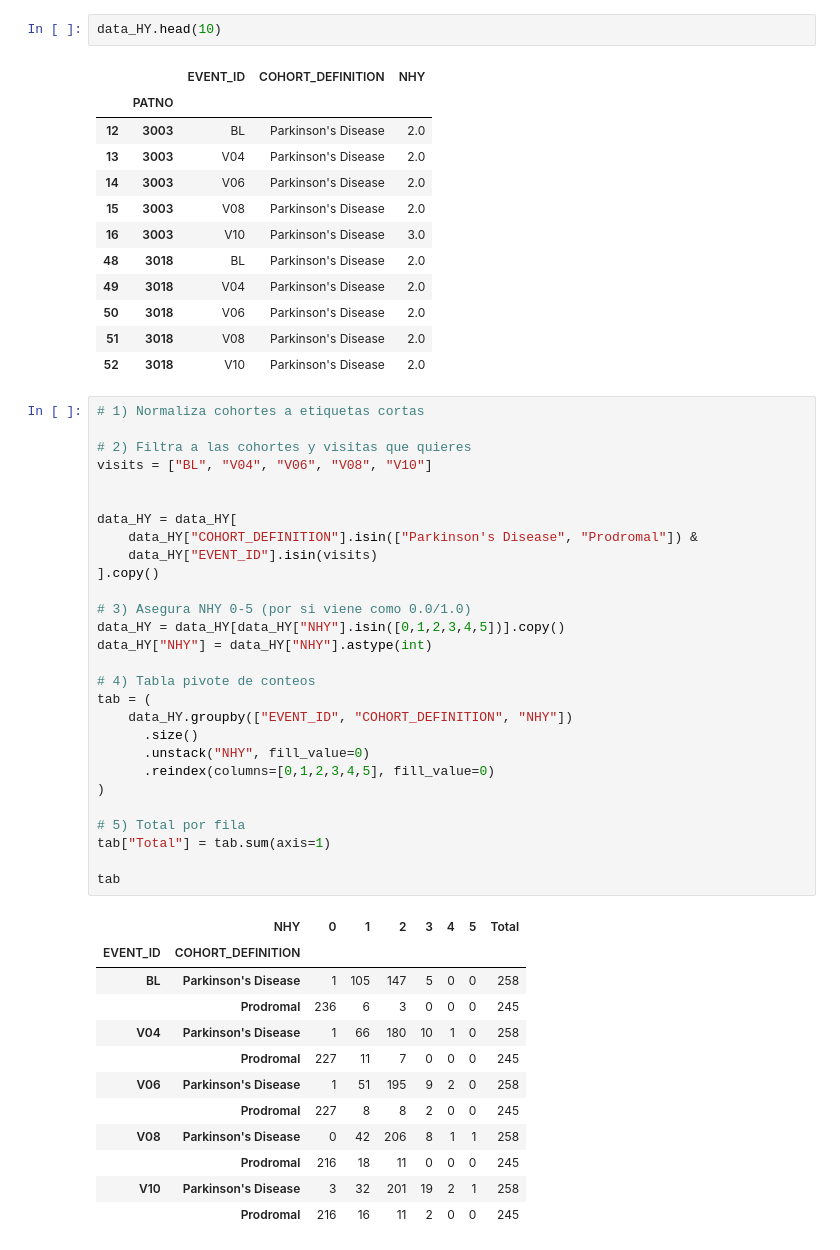
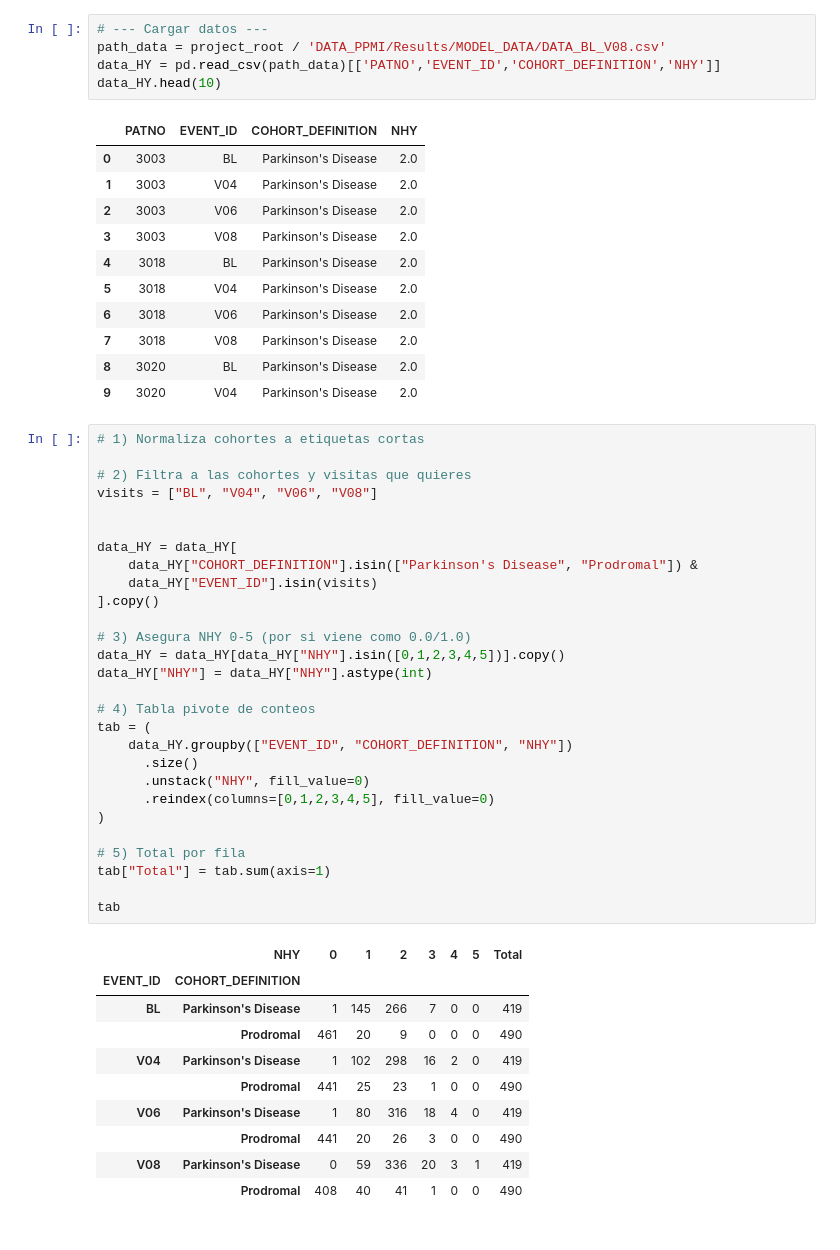
Before and after one commit to fserracrespi/PD_progression_ppmi, a Jupyter notebook: SCRIPTS/PYTHON/DATA EDA/HY_OUTPUT.ipynb, the cells around one changed output. Cells and saved outputs as stored; diff of their text form.

```diff
--- a/SCRIPTS/PYTHON/DATA EDA/HY_OUTPUT.ipynb
+++ b/SCRIPTS/PYTHON/DATA EDA/HY_OUTPUT.ipynb
@@ -15,59 +11,59 @@ data_HY = pd.read_csv(path_data, index_col=[0,1])
 # %%
+# --- Cargar datos ---
+path_data = project_root / 'DATA_PPMI/Results/MODEL_DATA/DATA_BL_V08.csv'
+data_HY = pd.read_csv(path_data)[['PATNO','EVENT_ID','COHORT_DEFINITION','NHY']]
 data_HY.head(10)
 # %% [output]
-|  |  | EVENT_ID | COHORT_DEFINITION | NHY |
-|  | PATNO |  |  |  |
-| 12 | 3003 | BL | Parkinson's Disease | 2.0 |
-| 13 | 3003 | V04 | Parkinson's Disease | 2.0 |
-| 14 | 3003 | V06 | Parkinson's Disease | 2.0 |
-| 15 | 3003 | V08 | Parkinson's Disease | 2.0 |
-| 16 | 3003 | V10 | Parkinson's Disease | 3.0 |
-| 48 | 3018 | BL | Parkinson's Disease | 2.0 |
-| 49 | 3018 | V04 | Parkinson's Disease | 2.0 |
-| 50 | 3018 | V06 | Parkinson's Disease | 2.0 |
-| 51 | 3018 | V08 | Parkinson's Disease | 2.0 |
-| 52 | 3018 | V10 | Parkinson's Disease | 2.0 |
+|  | PATNO | EVENT_ID | COHORT_DEFINITION | NHY |
+| 0 | 3003 | BL | Parkinson's Disease | 2.0 |
+| 1 | 3003 | V04 | Parkinson's Disease | 2.0 |
+| 2 | 3003 | V06 | Parkinson's Disease | 2.0 |
+| 3 | 3003 | V08 | Parkinson's Disease | 2.0 |
+| 4 | 3018 | BL | Parkinson's Disease | 2.0 |
+| 5 | 3018 | V04 | Parkinson's Disease | 2.0 |
+| 6 | 3018 | V06 | Parkinson's Disease | 2.0 |
+| 7 | 3018 | V08 | Parkinson's Disease | 2.0 |
+| 8 | 3020 | BL | Parkinson's Disease | 2.0 |
+| 9 | 3020 | V04 | Parkinson's Disease | 2.0 |
 # %%
 # 1) Normaliza cohortes a etiquetas cortas
 
 # 2) Filtra a las cohortes y visitas que quieres
-visits = ["BL", "V04", "V06", "V08", "V10"]
+visits = ["BL", "V04", "V06", "V08"]
 
 
 data_HY = data_HY[
     data_HY["COHORT_DEFINITION"].isin(["Parkinson's Disease", "Prodromal"]) &
     data_HY["EVENT_ID"].isin(visits)
 ].copy()
 
 # 3) Asegura NHY 0-5 (por si viene como 0.0/1.0)
 data_HY = data_HY[data_HY["NHY"].isin([0,1,2,3,4,5])].copy()
 data_HY["NHY"] = data_HY["NHY"].astype(int)
 
 # 4) Tabla pivote de conteos
 tab = (
     data_HY.groupby(["EVENT_ID", "COHORT_DEFINITION", "NHY"])
       .size()
       .unstack("NHY", fill_value=0)
       .reindex(columns=[0,1,2,3,4,5], fill_value=0)
 )
 
 # 5) Total por fila
 tab["Total"] = tab.sum(axis=1)
 
 tab
 # %% [output]
 |  | NHY | 0 | 1 | 2 | 3 | 4 | 5 | Total |
 | EVENT_ID | COHORT_DEFINITION |  |  |  |  |  |  |  |
-| BL | Parkinson's Disease | 1 | 105 | 147 | 5 | 0 | 0 | 258 |
-|  | Prodromal | 236 | 6 | 3 | 0 | 0 | 0 | 245 |
-| V04 | Parkinson's Disease | 1 | 66 | 180 | 10 | 1 | 0 | 258 |
-|  | Prodromal | 227 | 11 | 7 | 0 | 0 | 0 | 245 |
-| V06 | Parkinson's Disease | 1 | 51 | 195 | 9 | 2 | 0 | 258 |
-|  | Prodromal | 227 | 8 | 8 | 2 | 0 | 0 | 245 |
-| V08 | Parkinson's Disease | 0 | 42 | 206 | 8 | 1 | 1 | 258 |
-|  | Prodromal | 216 | 18 | 11 | 0 | 0 | 0 | 245 |
-| V10 | Parkinson's Disease | 3 | 32 | 201 | 19 | 2 | 1 | 258 |
-|  | Prodromal | 216 | 16 | 11 | 2 | 0 | 0 | 245 |
+| BL | Parkinson's Disease | 1 | 145 | 266 | 7 | 0 | 0 | 419 |
+|  | Prodromal | 461 | 20 | 9 | 0 | 0 | 0 | 490 |
+| V04 | Parkinson's Disease | 1 | 102 | 298 | 16 | 2 | 0 | 419 |
+|  | Prodromal | 441 | 25 | 23 | 1 | 0 | 0 | 490 |
+| V06 | Parkinson's Disease | 1 | 80 | 316 | 18 | 4 | 0 | 419 |
+|  | Prodromal | 441 | 20 | 26 | 3 | 0 | 0 | 490 |
+| V08 | Parkinson's Disease | 0 | 59 | 336 | 20 | 3 | 1 | 419 |
+|  | Prodromal | 408 | 40 | 41 | 1 | 0 | 0 | 490 |
 # %%
 def HY_classification(nhy):
     if nhy == 0 :
```
Also changed, not shown: parts of 13 cells of this notebook, 13 other files.
